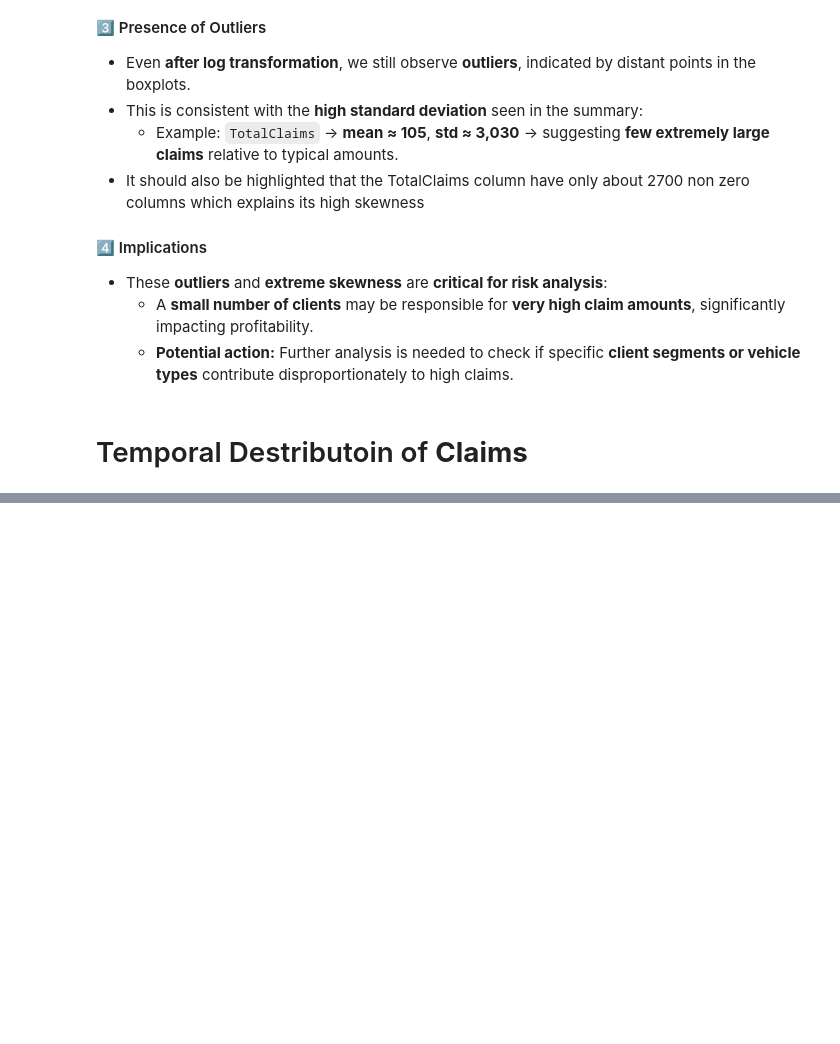
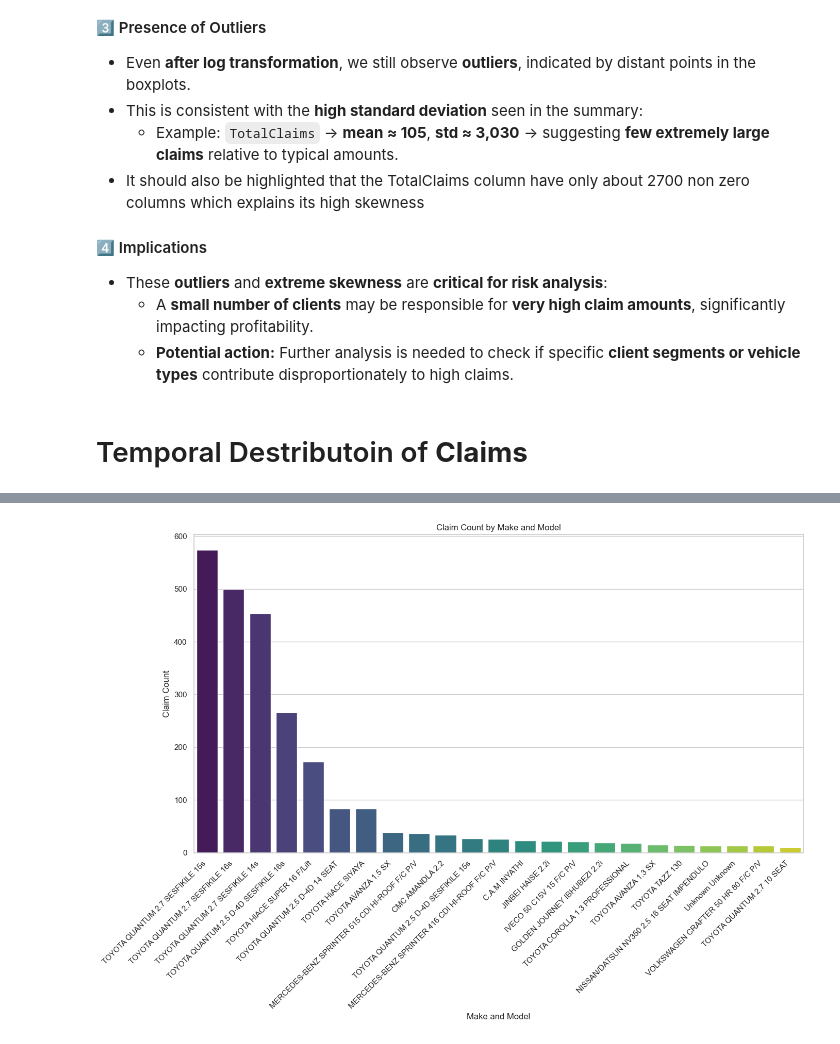
Before and after one commit to Adonis-Tibebe/InsuranceRiskAnalysisAndPredictiveModeling, a Jupyter notebook: notebooks/EDA_analysis.ipynb, the cells around one changed output, grey strips where cells are left out. Drawn from its saved outputs; the diff is of its cells as text; code cells hidden in the pictures; blank space fills up the shorter version.

```diff
--- a/notebooks/EDA_analysis.ipynb
+++ b/notebooks/EDA_analysis.ipynb
@@ -552,0 +589,17 @@ plot_claim_frequency_by_count(cleaned_data, date_col='TransactionMonth', claims_
+# %%
+# Filter dataset to include only entries with actual claims
+claims_df = cleaned_data[cleaned_data['TotalClaims'] > 0]
+
+# Group by Make and Model, and count the number of claims
+claim_counts = claims_df.groupby(['make', 'Model']).size().reset_index(name='NumberOfClaims')
+
+# Sort by number of claims descending
+claim_counts = claim_counts.sort_values(by='NumberOfClaims', ascending=False)
+
+# Remove extra spaces in 'make' and 'Model' columns
+claim_counts['make'] = claim_counts['make'].apply(lambda x: x.strip())
+claim_counts['Model'] = claim_counts['Model'].apply(lambda x: x.strip())
+
+# Display top results
+print(claim_counts.shape)  # Display the shape of the claim_counts DataFrame
+claim_counts.head(10)
@@ -552,0 +619,24 @@ plot_claim_frequency_by_count(cleaned_data, date_col='TransactionMonth', claims_
+# %%
+claim_counts['Make_Model'] = claim_counts['make'] + " " + claim_counts['Model']
+sufficient_claims = claim_counts[(claim_counts['NumberOfClaims'] < 600)&(claim_counts['NumberOfClaims'] > 10)]
+
+# Step 2: Plot the bar chart
+plt.figure(figsize=(14, 10))
+sns.set(style="whitegrid")
+
+sns.barplot(
+    x='Make_Model',
+    y='NumberOfClaims',
+    data=sufficient_claims,
+    hue = "Make_Model",
+    palette='viridis'
+)
+
+plt.xticks(rotation=45, ha= "right")  # Rotate for readability
+plt.xlabel("Make and Model")
+plt.ylabel("Claim Count")
+plt.title("Claim Count by Make and Model")
+plt.tight_layout()
+plt.show()
+# %% [output]
+[figure, added]
```
Also changed, not shown: parts of 6 cells of this notebook.
